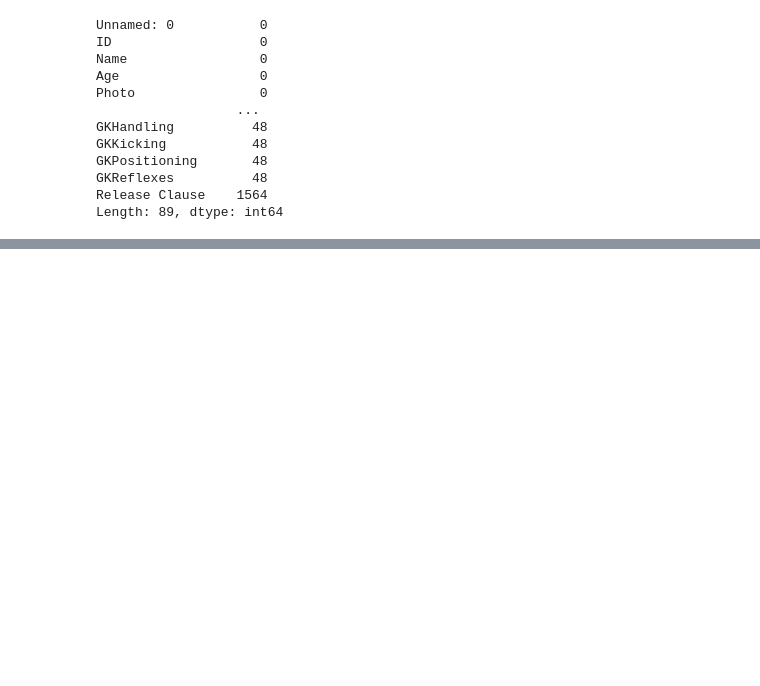
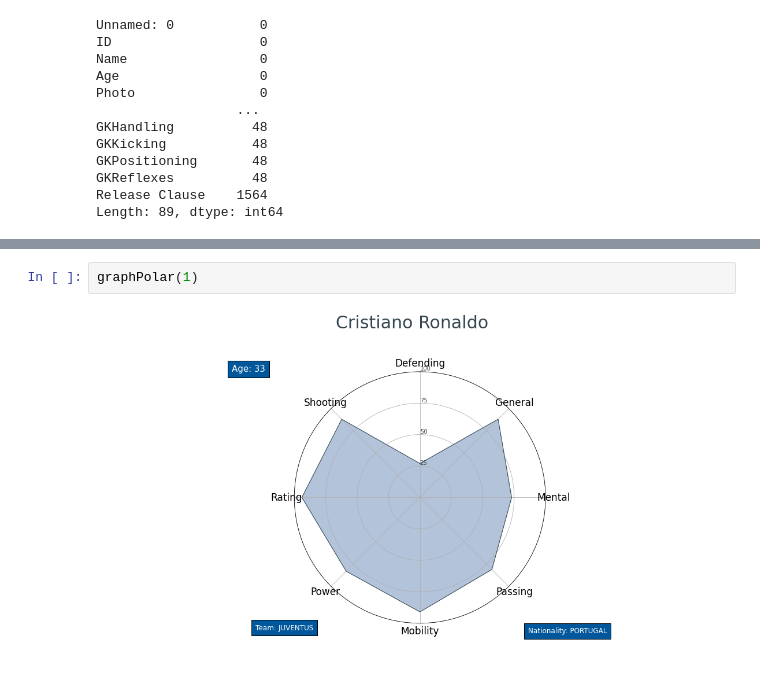
Before and after one commit to hardikDhayal/FIFA19_ML, a Jupyter notebook: FIFA19.ipynb, the cells around one changed output, grey strips where cells are left out. Drawn from its saved outputs; the diff is of its cells as text; blank space fills up the shorter version.

```diff
--- a/FIFA19.ipynb
+++ b/FIFA19.ipynb
@@ -178,0 +375,4 @@ Length: 89, dtype: int64
+# %%
+graphPolar(1)
+# %% [output]
+[figure, added]
```
Also changed, not shown: parts of 19 cells of this notebook.
